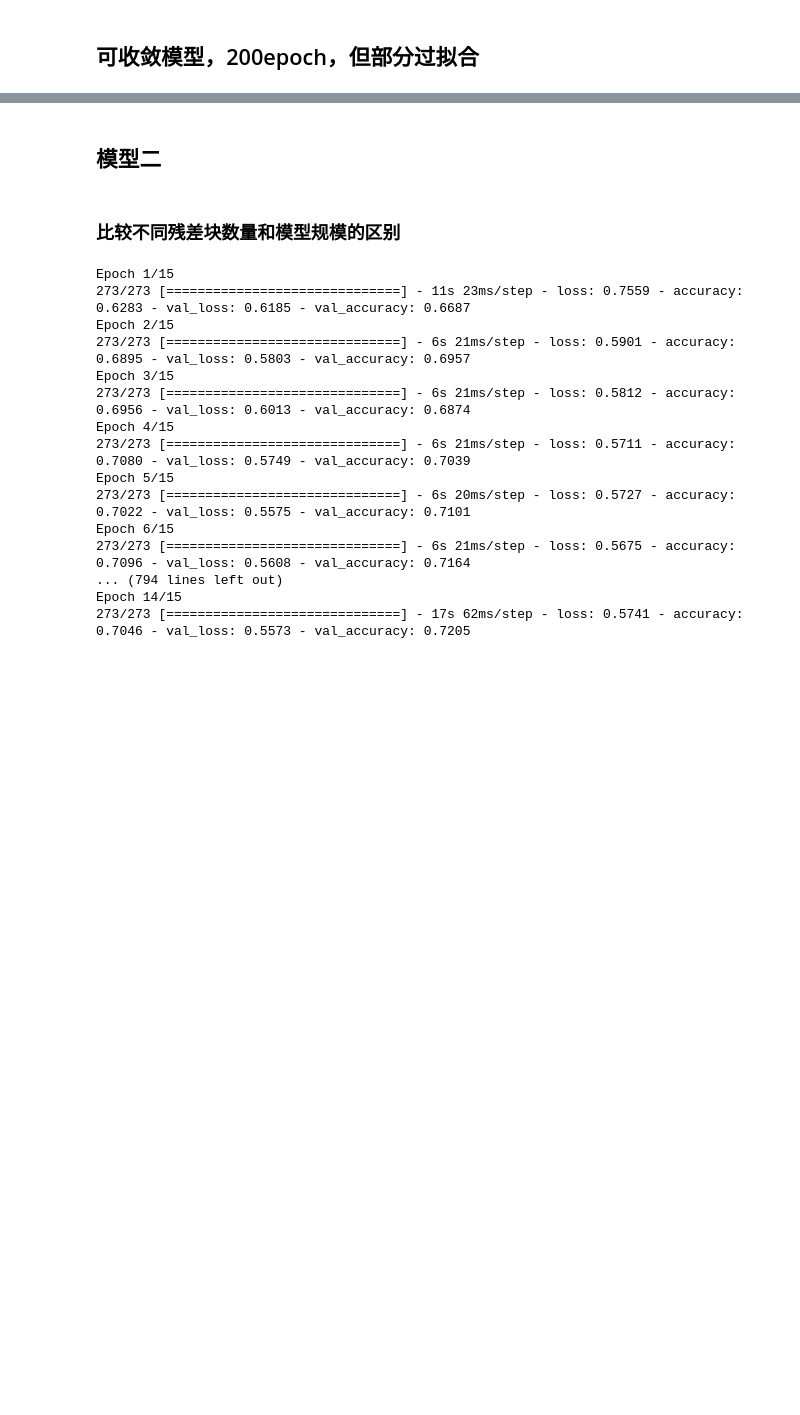
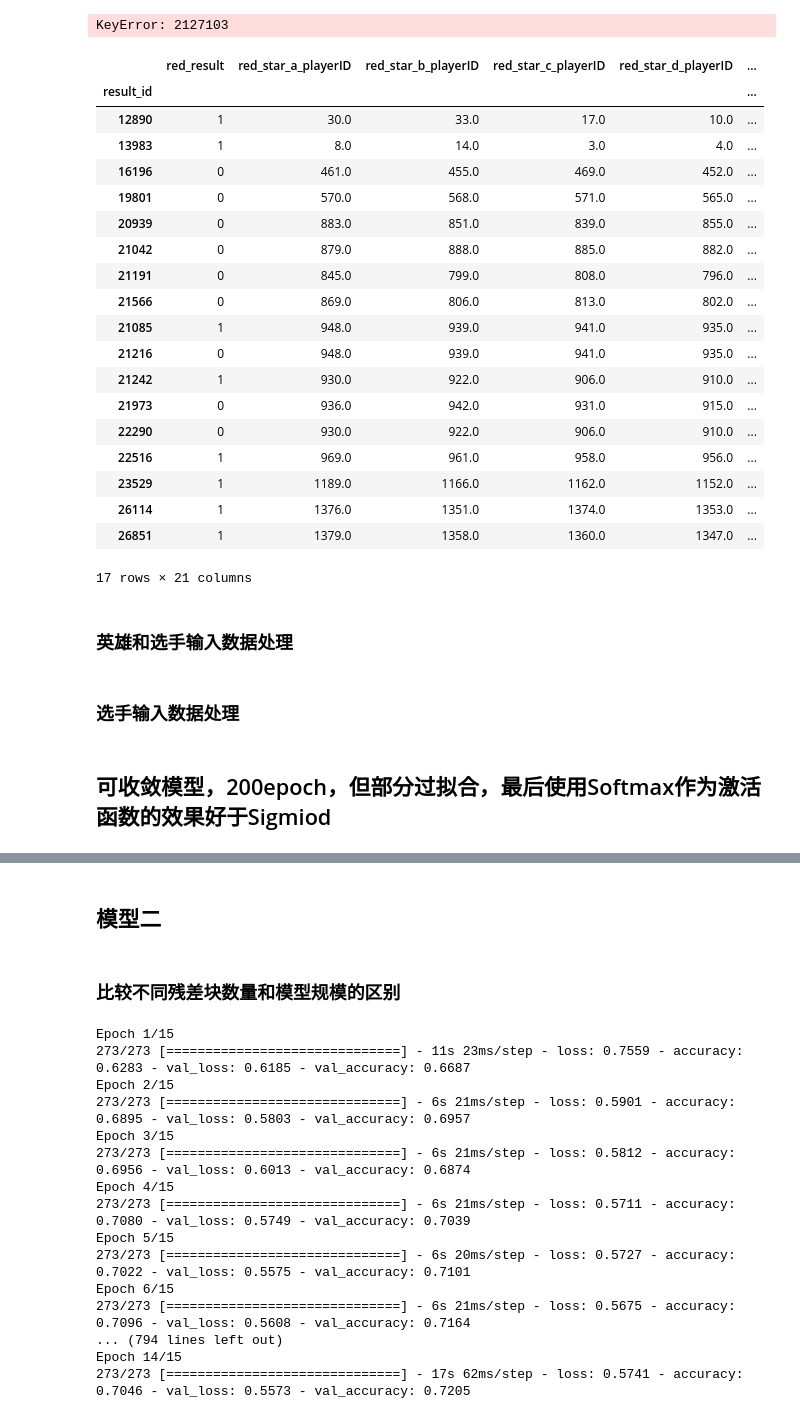
Before and after one commit to Dragon-GCS/LPLS11-, a Jupyter notebook: LOL_S11_Predict.ipynb, the cells around one changed output, grey strips where cells are left out. Cells and saved outputs as stored; diff of their text form; code cells hidden in the pictures; blank space fills up the shorter version.

```diff
--- a/LOL_S11_Predict.ipynb
+++ b/LOL_S11_Predict.ipynb
@@ -40,12 +41,37 @@ for i, col in enumerate(columns):
     elif col.startswith("blue"):
         columns[i] = col.replace("blue", "red")
     if 'hero' in col:
-        data[col] = data[col].map(lambda x: hero_encoder.get(x, None)  )
+        data[col] = data[col].map(lambda x: hero_encoder[x])
     elif 'player' in col:
-        data[col] = data[col].map(lambda x: player_encoder.get(x, None))
+        data[col] = data[col].map(lambda x: player_encoder[x])
 
-data = data.dropna().astype("int")
+data = data.dropna()
 data2 = data[columns]
 data2.columns = data.columns
 data2["red_result"] = 1 - data["red_result"]
-data = pd.concat([data,data2])
+# data = pd.concat([data,data2])
+# %% [output]
+KeyError: 2127103
+# %%
+data
+# %% [output]
+|  | red_result | red_star_a_playerID | red_star_b_playerID | red_star_c_playerID | red_star_d_playerID | ... |
+| result_id |  |  |  |  |  | ... |
+| 12890 | 1 | 30.0 | 33.0 | 17.0 | 10.0 | ... |
+| 13983 | 1 | 8.0 | 14.0 | 3.0 | 4.0 | ... |
+| 16196 | 0 | 461.0 | 455.0 | 469.0 | 452.0 | ... |
+| 19801 | 0 | 570.0 | 568.0 | 571.0 | 565.0 | ... |
+| 20939 | 0 | 883.0 | 851.0 | 839.0 | 855.0 | ... |
+| 21042 | 0 | 879.0 | 888.0 | 885.0 | 882.0 | ... |
+| 21191 | 0 | 845.0 | 799.0 | 808.0 | 796.0 | ... |
+| 21566 | 0 | 869.0 | 806.0 | 813.0 | 802.0 | ... |
+| 21085 | 1 | 948.0 | 939.0 | 941.0 | 935.0 | ... |
+| 21216 | 0 | 948.0 | 939.0 | 941.0 | 935.0 | ... |
+| 21242 | 1 | 930.0 | 922.0 | 906.0 | 910.0 | ... |
+| 21973 | 0 | 936.0 | 942.0 | 931.0 | 915.0 | ... |
+| 22290 | 0 | 930.0 | 922.0 | 906.0 | 910.0 | ... |
+| 22516 | 1 | 969.0 | 961.0 | 958.0 | 956.0 | ... |
+| 23529 | 1 | 1189.0 | 1166.0 | 1162.0 | 1152.0 | ... |
+| 26114 | 1 | 1376.0 | 1351.0 | 1374.0 | 1353.0 | ... |
+| 26851 | 1 | 1379.0 | 1358.0 | 1360.0 | 1347.0 | ... |
+17 rows × 21 columns
@@ -52,3 +91,5 @@ data = pd.concat([data,data2])
+# %% [markdown]
+### 英雄和选手输入数据处理
 # %%
 BATCH = 32
 VAL_SPLIT = 0.05
@@ -62,3 +103,5 @@ val_data = data.sample(frac=VAL_SPLIT)
 train_data = data.drop(val_data.index)
 val_data = processData(val_data.values)
 train_data = processData(train_data.values)
+# %% [markdown]
+### 选手输入数据处理
@@ -66,7 +122,7 @@ train_data = processData(train_data.values)
 PLAYER_EMBED = len(player_encoder)
 HERO_EMBED = len(hero_encoder)
 # %% [markdown]
-## 可收敛模型，200epoch，但部分过拟合
+## 可收敛模型，200epoch，但部分过拟合，最后使用Softmax作为激活函数的效果好于Sigmiod
 # %%
 DROPOUT = 0.1
 def resBlock(x, dim):
```
Also changed, not shown: parts of 38 cells of this notebook, 10 other files.
